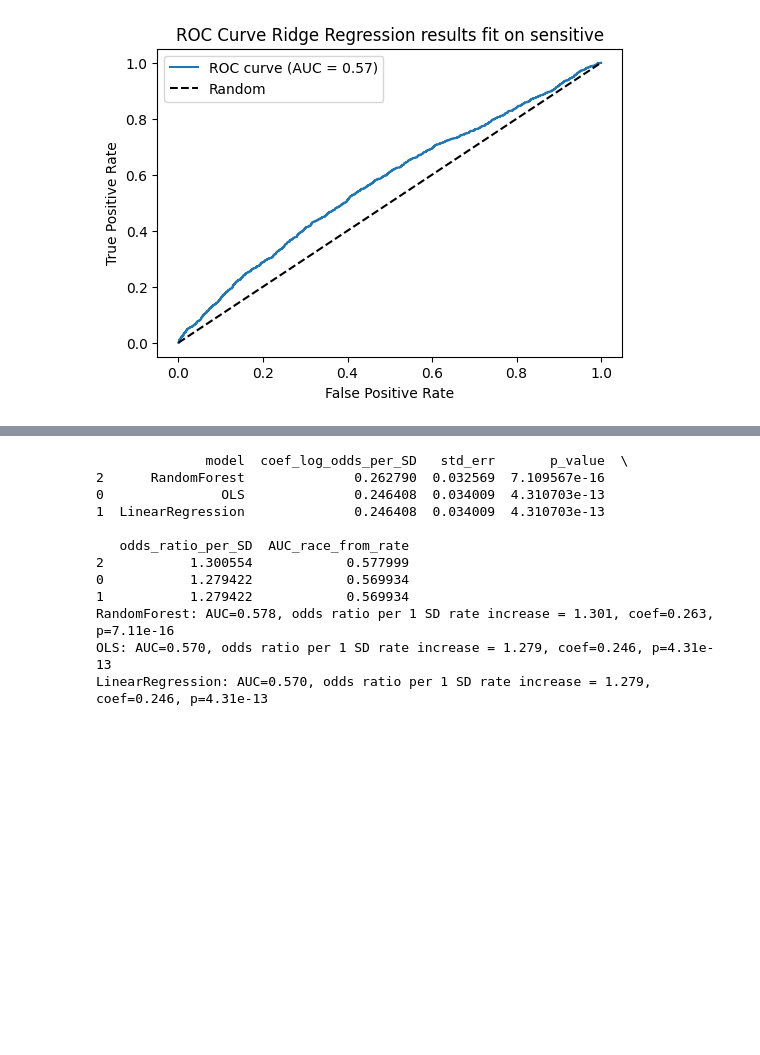
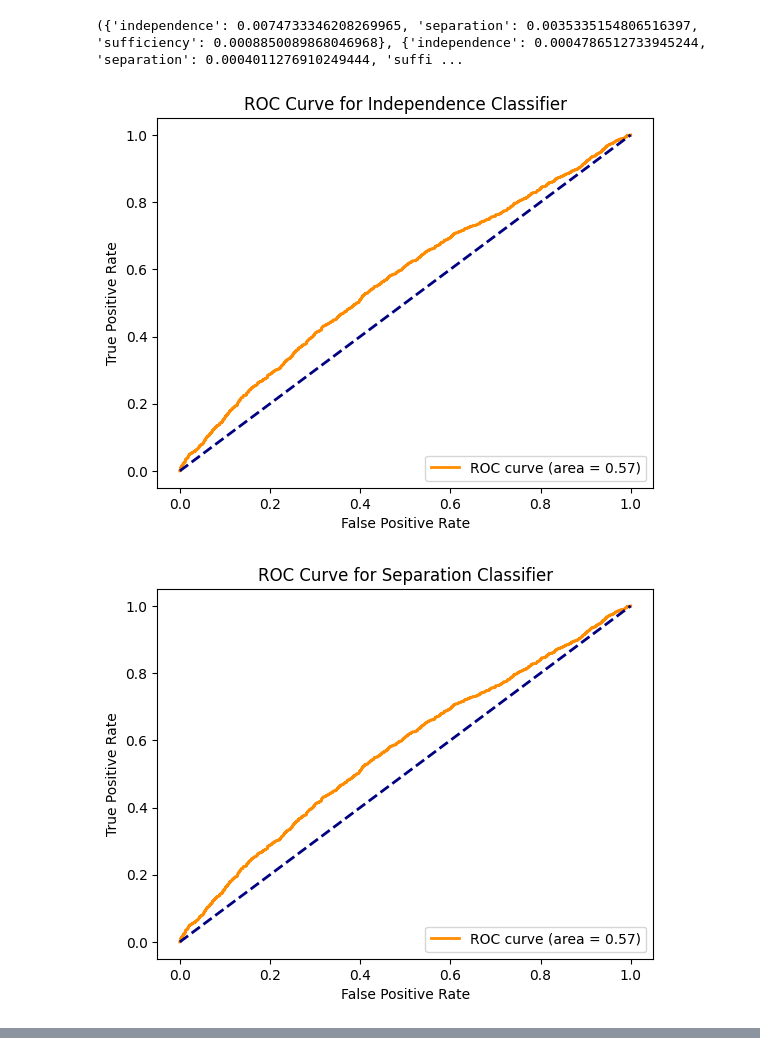
Before and after one commit to ben-cuff/fairlearn-adversarial, a Jupyter notebook: testing-simple-models.ipynb, the cells around one changed output, grey strips where cells are left out. Cells and saved outputs as stored; diff of their text form; code cells hidden in the pictures; blank space fills up the shorter version.

Commit message:
added testing simple models

```diff
--- a/testing-simple-models.ipynb
+++ b/testing-simple-models.ipynb
@@ -73,3 +59,12 @@ max               1.000000             1.000000             1.000000
+# %%
+def evaluate_fairness(y_pred, target, minority):
+    fairness_metrics = FairnessMetrics(y_pred, target, minority)
+    metrics = fairness_metrics.calculate_metrics_with_cross_validation()
+    fairness_metrics.train_classifiers(split_data=False)
+    print(metrics)
+    for criterion in ["independence", "separation", "sufficiency"]:
+        fairness_metrics.plot_roc_auc_curve(criterion)
+    return metrics
 # %%
 ols_model = sm.OLS(target, sm.add_constant(features_numeric))
 result = ols_model.fit()
@@ -147,13 +171,13 @@ auc_ridge = minority_logit_auc(
 # %%
 from sklearn.linear_model import ElasticNet
 
 elastic = ElasticNet(alpha=0.001)
 elastic.fit(features_numeric, target)
 
 y_pred_elastic = elastic.predict(features_numeric)
 
-auc_elastic = minority_logit_auc(
-    y_pred_elastic, df["minority"], name="ROC Curve Ridge Regression results fit on sensitive"
-)
+auc_elastic = evaluate_fairness(y_pred_elastic, target, df["minority"])
 # %% [output]
+({'independence': 0.0074733346208269965, 'separation': 0.0035335154806516397, 'sufficiency': 0.0008850089868046968}, {'independence': 0.0004786512733945244, 'separation': 0.0004011276910249444, 'suffi ...
-[figure, old version]
+[figure, new version]
+[figure, added]
@@ -160,57 +184,0 @@ auc_elastic = minority_logit_auc(
-# %%
-# Standardize predicted rates, fit Logit minority ~ standardized_rate, collect coef, p-value, effect size, AUC
-
-pred_dict = {
-    "OLS": y_pred,                 # Series
-    "LinearRegression": y_pred_lr, # np.ndarray
-    "RandomForest": y_pred_rf      # np.ndarray
-}
-
-results_rows = []
-logit_race_models = {}
-
-for model_name, preds in pred_dict.items():
-    preds_arr = np.asarray(preds)
-    z_rate = (preds_arr - preds_arr.mean()) / preds_arr.std(ddof=0)
-    X = sm.add_constant(pd.Series(z_rate, name="z_rate"))
-    logit_fit = sm.Logit(df["minority"], X).fit(disp=0)
-    logit_race_models[model_name] = logit_fit
-
-    coef = logit_fit.params["z_rate"]
-    se_ = logit_fit.bse["z_rate"]
-    pval = logit_fit.pvalues["z_rate"]
-    odds_ratio = np.exp(coef)
-    auc_val = roc_auc_score(df["minority"], preds_arr)
-
-    # Since predictor is standardized, coef = change in log-odds per 1 SD; odds_ratio likewise per 1 SD
-    results_rows.append({
-        "model": model_name,
-        "coef_log_odds_per_SD": coef,
-        "std_err": se_,
-        "p_value": pval,
-        "odds_ratio_per_SD": odds_ratio,
-        "AUC_race_from_rate": auc_val
-    })
-
-race_inference_results = pd.DataFrame(results_rows).sort_values("AUC_race_from_rate", ascending=False)
-print(race_inference_results)
-
-# Optional: show a brief interpretation for each model
-for _, r in race_inference_results.iterrows():
-    print(
-        f"{r.model}: AUC={r.AUC_race_from_rate:.3f}, odds ratio per 1 SD rate increase = {r.odds_ratio_per_SD:.3f}, "
-        f"coef={r.coef_log_odds_per_SD:.3f}, p={r.p_value:.3g}"
-    )
-# %% [output]
-              model  coef_log_odds_per_SD   std_err       p_value  \
-2      RandomForest              0.262790  0.032569  7.109567e-16
-0               OLS              0.246408  0.034009  4.310703e-13
-1  LinearRegression              0.246408  0.034009  4.310703e-13
-
-   odds_ratio_per_SD  AUC_race_from_rate
-2           1.300554            0.577999
-0           1.279422            0.569934
-1           1.279422            0.569934
-RandomForest: AUC=0.578, odds ratio per 1 SD rate increase = 1.301, coef=0.263, p=7.11e-16
-OLS: AUC=0.570, odds ratio per 1 SD rate increase = 1.279, coef=0.246, p=4.31e-13
-LinearRegression: AUC=0.570, odds ratio per 1 SD rate increase = 1.279, coef=0.246, p=4.31e-13
```
Also changed, not shown: parts of 7 cells of this notebook.
